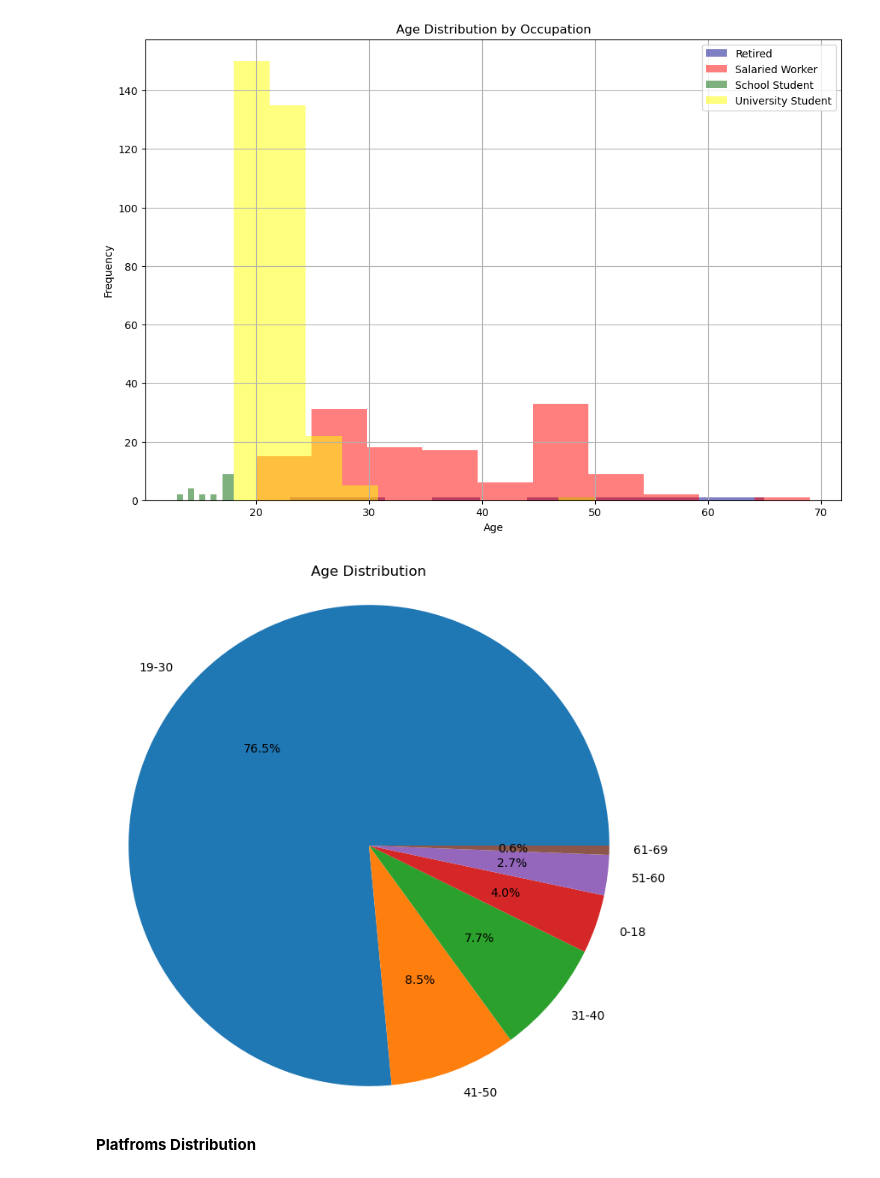
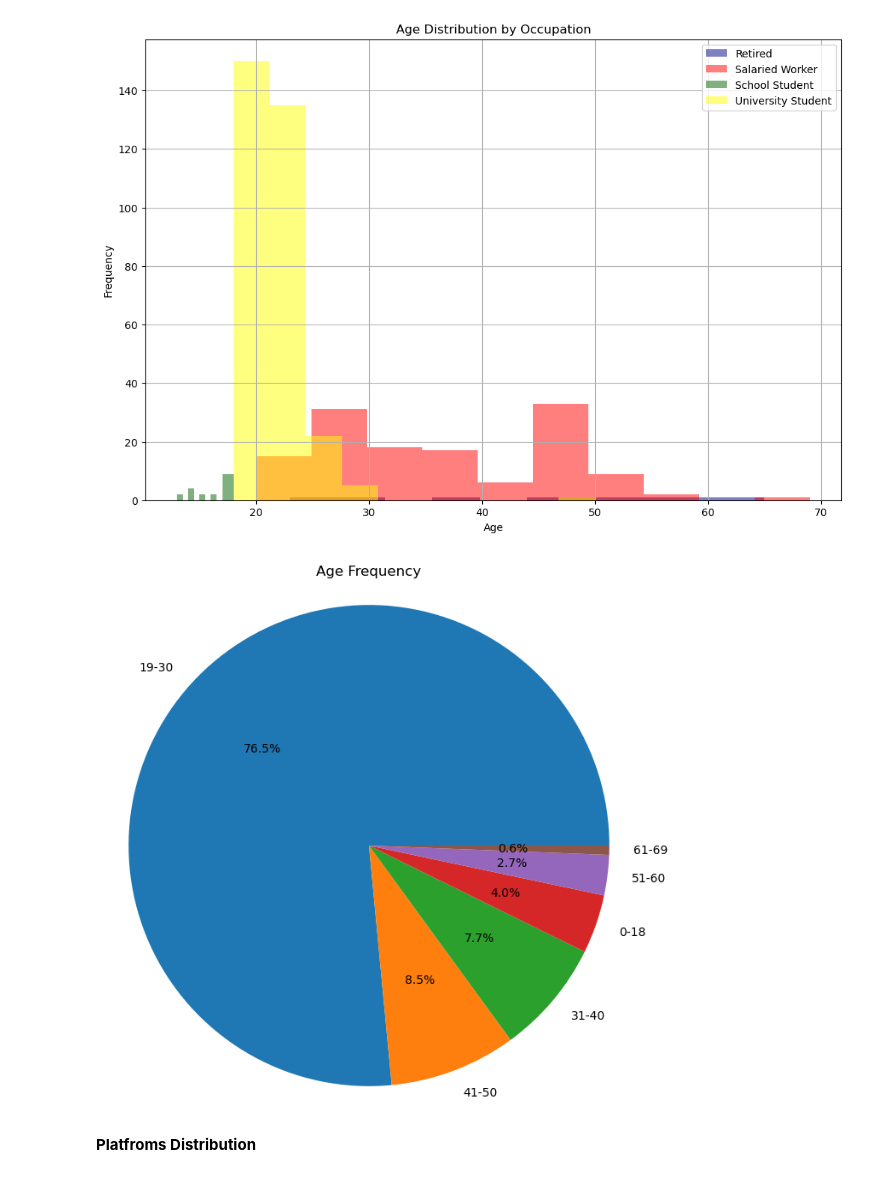
Before and after one commit to serenahinton/Social-Media-and-Mental-Health-Analysis-Project, a Jupyter notebook: social-media-analysis.ipynb, the cells around one changed output. Saved outputs shown, nothing was run; the diff lists cells and outputs as text; code cells hidden in the pictures.

```diff
--- a/social-media-analysis.ipynb
+++ b/social-media-analysis.ipynb
@@ -868,24 +872,24 @@ plt.show()
 # %%
 # Define age bins
 bins = [0, 18, 30, 40, 50, 60, 70]
 labels = ['0-18', '19-30', '31-40', '41-50', '51-60', '61-69']
 
 # Assign age groups based on bins
 data['Age Group'] = pd.cut(data['Age'], bins=bins, labels=labels, right=False)
 
 # Calculate the count of each age group
 age_group_counts = data['Age Group'].value_counts()
 
 # Plotting pie chart for age distribution
 plt.figure(figsize=(8, 8))
 plt.pie(age_group_counts, labels=age_group_counts.index, autopct='%1.1f%%')
 
-plt.title('Age Distribution')
+plt.title('Age Frequency')
 plt.axis('equal')  # Equal aspect ratio ensures that pie is drawn as a circle.
 
 plt.show()
 # %% [output]
-[figure, old version]
+[figure, new version]
 # %% [markdown]
 **Platfroms Distribution**
 # %%
```
Also changed, not shown: parts of 36 cells of this notebook.
